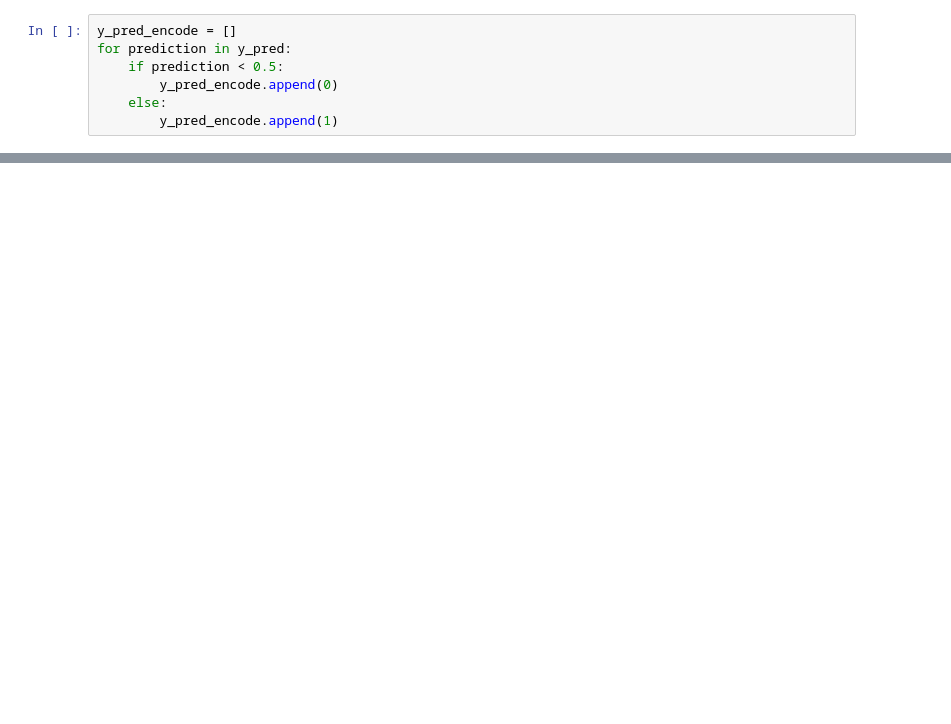
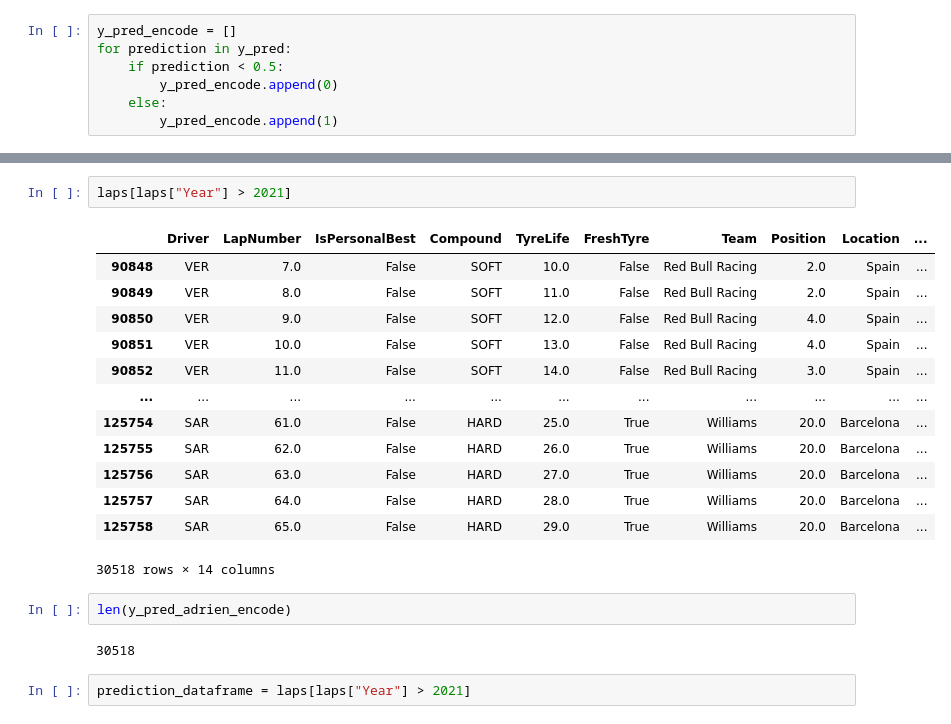
Before and after one commit to le-dav/f1-binottor, a Jupyter notebook: notebooks/model_trials.ipynb, the cells around one changed output, grey strips where cells are left out. Saved outputs shown, nothing was run; the diff lists cells and outputs as text; blank space fills up the shorter version.

```diff
--- a/notebooks/model_trials.ipynb
+++ b/notebooks/model_trials.ipynb
@@ -664,0 +635,22 @@ third_precision
+# %%
+laps[laps["Year"] > 2021]
+# %% [output]
+|  | Driver | LapNumber | IsPersonalBest | Compound | TyreLife | FreshTyre | Team | Position | Location | ... |
+| 90848 | VER | 7.0 | False | SOFT | 10.0 | False | Red Bull Racing | 2.0 | Spain | ... |
+| 90849 | VER | 8.0 | False | SOFT | 11.0 | False | Red Bull Racing | 2.0 | Spain | ... |
+| 90850 | VER | 9.0 | False | SOFT | 12.0 | False | Red Bull Racing | 4.0 | Spain | ... |
+| 90851 | VER | 10.0 | False | SOFT | 13.0 | False | Red Bull Racing | 4.0 | Spain | ... |
+| 90852 | VER | 11.0 | False | SOFT | 14.0 | False | Red Bull Racing | 3.0 | Spain | ... |
+| ... | ... | ... | ... | ... | ... | ... | ... | ... | ... | ... |
+| 125754 | SAR | 61.0 | False | HARD | 25.0 | True | Williams | 20.0 | Barcelona | ... |
+| 125755 | SAR | 62.0 | False | HARD | 26.0 | True | Williams | 20.0 | Barcelona | ... |
+| 125756 | SAR | 63.0 | False | HARD | 27.0 | True | Williams | 20.0 | Barcelona | ... |
+| 125757 | SAR | 64.0 | False | HARD | 28.0 | True | Williams | 20.0 | Barcelona | ... |
+| 125758 | SAR | 65.0 | False | HARD | 29.0 | True | Williams | 20.0 | Barcelona | ... |
+30518 rows × 14 columns
+# %%
+len(y_pred_adrien_encode)
+# %% [output]
+30518
+# %%
+prediction_dataframe = laps[laps["Year"] > 2021]
```
Also changed, not shown: parts of 68 cells of this notebook.
